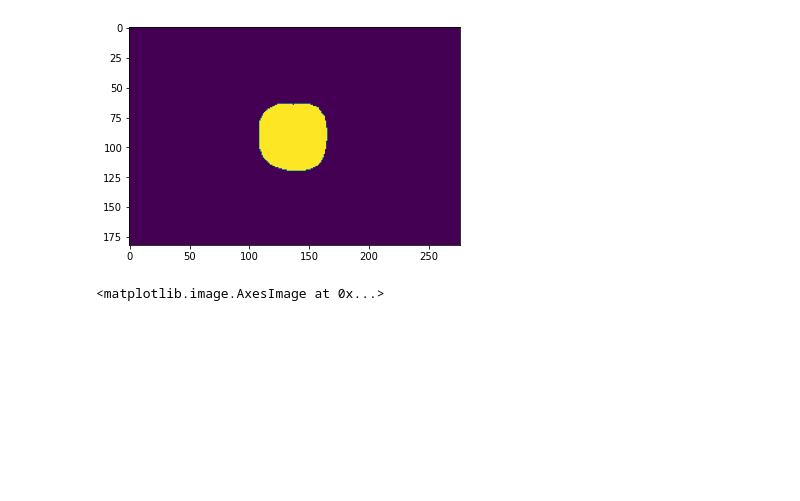
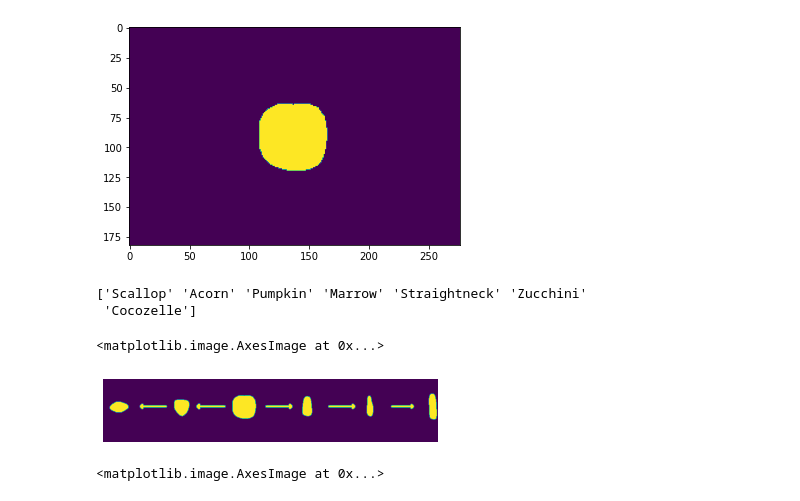
Before and after one commit to miguelperezenciso/dna2image, a Jupyter notebook: dna2img.cucurbita.ipynb, the cells around one changed output. Cells and saved outputs as stored; diff of their text form; code cells hidden in the pictures; blank space fills up the shorter version.

```diff
--- a/dna2img.cucurbita.ipynb
+++ b/dna2img.cucurbita.ipynb
@@ -476,6 +476,34 @@ print(inames)
 ['Scallop' 'Acorn' 'Pumpkin' 'Marrow' 'Straightneck' 'Zucchini'
  'Cocozelle']
 [figure]
+# %%
+# Shape evolutive path
+# shape evolutive orders are
+# 0 -> 1 -> 6 -> 3 -> 2 -> 4 -> 5
+ixs = np.array([0, 1, 6, 3, 2, 4, 5], dtype=int)
+inames = np.array(names)[ixs]
+ilandmarks = np.array(landmarks_aligned)[ixs]
+imw = np.zeros(img_bw.shape)
+draw_shape(imw,ilandmarks[2],True)
+plt.imshow(imw)
+print(inames)
+imw = np.zeros((300,1600))
+c = -200
+for land in ilandmarks:
+    draw_shape(imw,land*2+(c,-50),True)
+    c += 300
+imw = cv2.arrowedLine(imw, pt1=(300,130), pt2=(180,130), color=(255,255,255), thickness=10)
+imw = cv2.arrowedLine(imw, pt1=(580,130), pt2=(450,130), color=(255,255,255), thickness=10)
+imw = cv2.arrowedLine(imw, pt1=(780,130), pt2=(900,130), color=(255,255,255), thickness=10)
+imw = cv2.arrowedLine(imw, pt1=(1080,130), pt2=(1200,130), color=(255,255,255), thickness=10)
+imw = cv2.arrowedLine(imw, pt1=(1380,130), pt2=(1480,130), color=(255,255,255), thickness=10)
+plt.axis('off')
+plt.imshow(imw)
+# %% [output]
+['Scallop' 'Acorn' 'Pumpkin' 'Marrow' 'Straightneck' 'Zucchini'
+ 'Cocozelle']
+<matplotlib.image.AxesImage at 0x...>
+[figure, added]
 # %%
 # Resize image: center and crop contours
 ''' to scale
```
Also changed, not shown: parts of 3 cells of this notebook.
